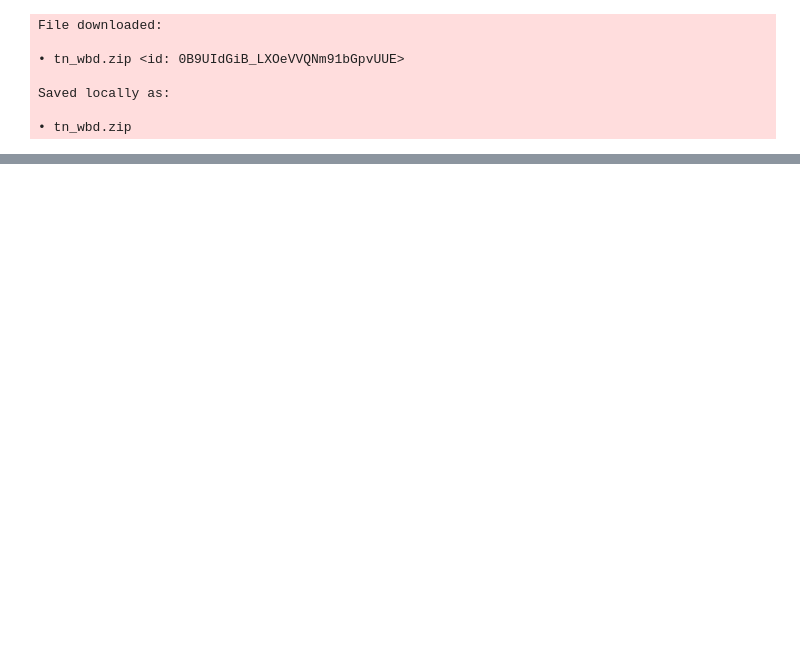
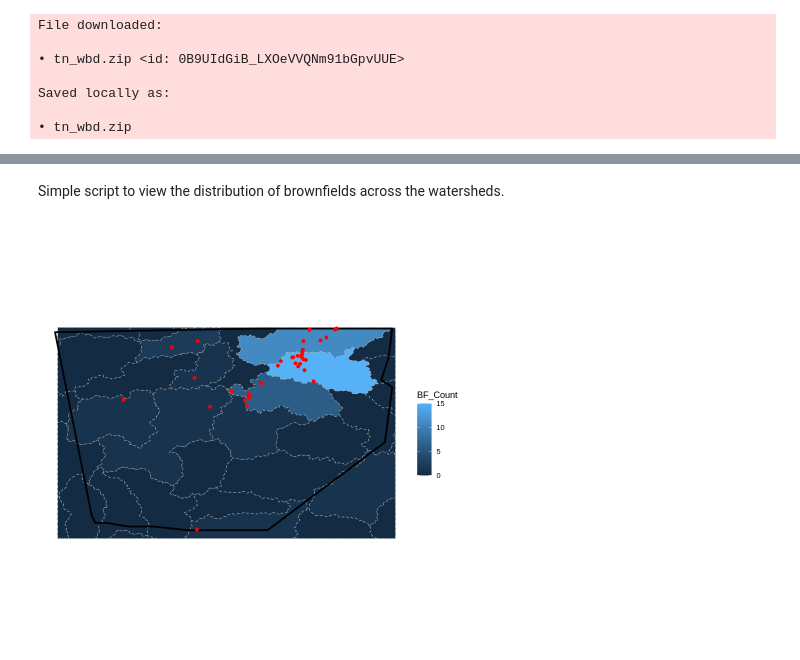
Before and after one commit to chrismgentry/GIS1-Exercise-5, a Jupyter notebook: GIS1_EX5.ipynb, the cells around one changed output, grey strips where cells are left out. Cells and saved outputs as stored; diff of their text form; code cells hidden in the pictures; blank space fills up the shorter version.

```diff
--- a/GIS1_EX5.ipynb
+++ b/GIS1_EX5.ipynb
@@ -19,0 +269,4 @@ Saved locally as:
+# %%
+montco_watershed_data <- merge(x = montco_watersheds, y = watershed_table, by.x = "HUC_12", by.y = "HUC_12", all = TRUE)
+montco_watershed_data@data$BF_Count[is.na(montco_watershed_data@data$BF_Count)] <- 0
+montco_watershed_data@data
@@ -19,0 +295,5 @@ Saved locally as:
+# %%
+montco_watershed_data@data$id <- rownames(montco_watershed_data@data)
+watersheds <- fortify(montco_watershed_data, region = "id")
+watershed_dataset <- merge(x = watersheds, y = montco_watershed_data@data, by.x = "id", by.y = "id", all = TRUE)
+watershed_dataset
@@ -19,0 +373,5 @@ Saved locally as:
+# %%
+brownfields_dataset <- as.data.frame(montco_brownfields)
+colnames(brownfields_dataset) <- c("Name", "long", "lat", "NA")
+brownfields_dataset <- brownfields_dataset[-1,] #removes the first record which is out of Montgomery County
+brownfields_dataset
@@ -19,0 +400,4 @@ Saved locally as:
+# %%
+counties <- map_data("county")
+tn_counties <- subset(counties, region == "tennessee")
+montco <- subset(tn_counties, subregion == "montgomery")
@@ -19,0 +415,11 @@ Saved locally as:
+# %% [markdown]
+Simple script to view the distribution of brownfields across the watersheds.
+# %%
+ggplot() +
+geom_polygon(data = watershed_dataset, aes(x=long, y=lat, group=group, fill = BF_Count), color = "gray", size = 0.25, linetype="dashed") +
+geom_polygon(data = montco, aes(x=long, y=lat, group=group), fill = NA, color = "black", size = 1) +
+geom_point(data = brownfields_dataset, aes(x=long, y=lat), color = "red") +
+coord_fixed() +
+theme_void()
+# %% [output]
+[figure, added]
```
Also changed, not shown: parts of 80 cells of this notebook.
